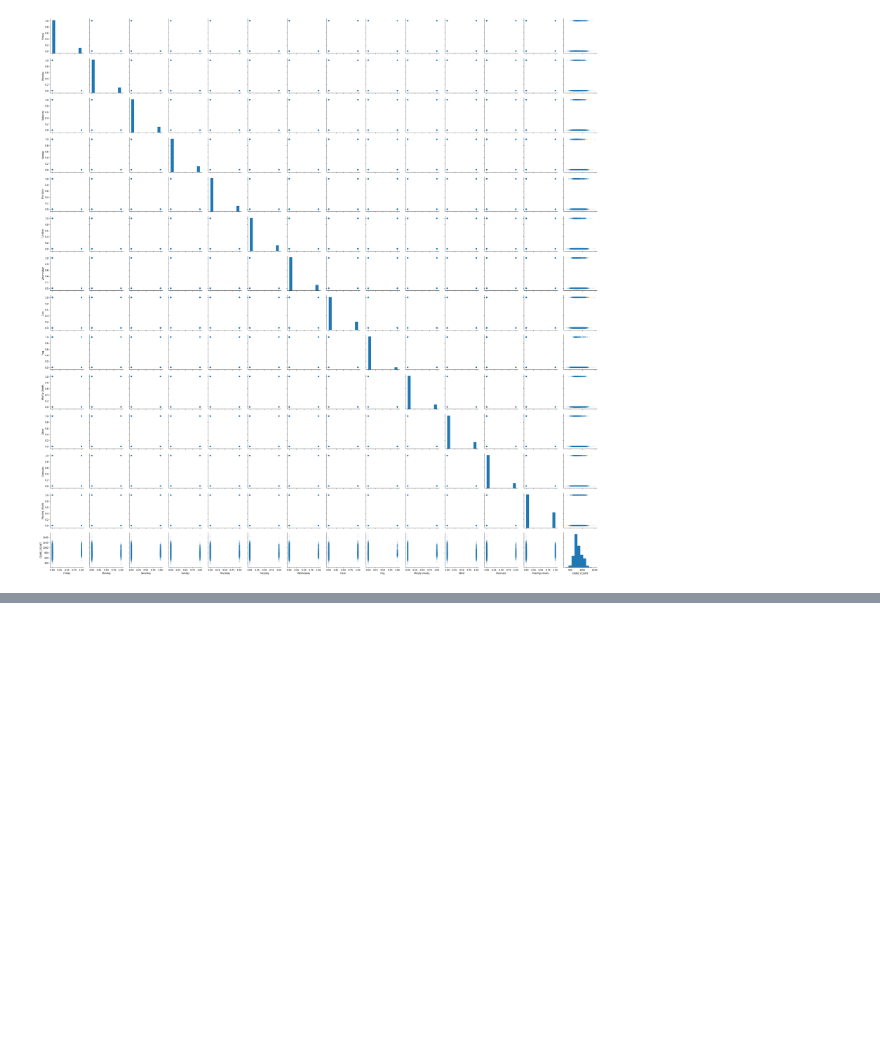
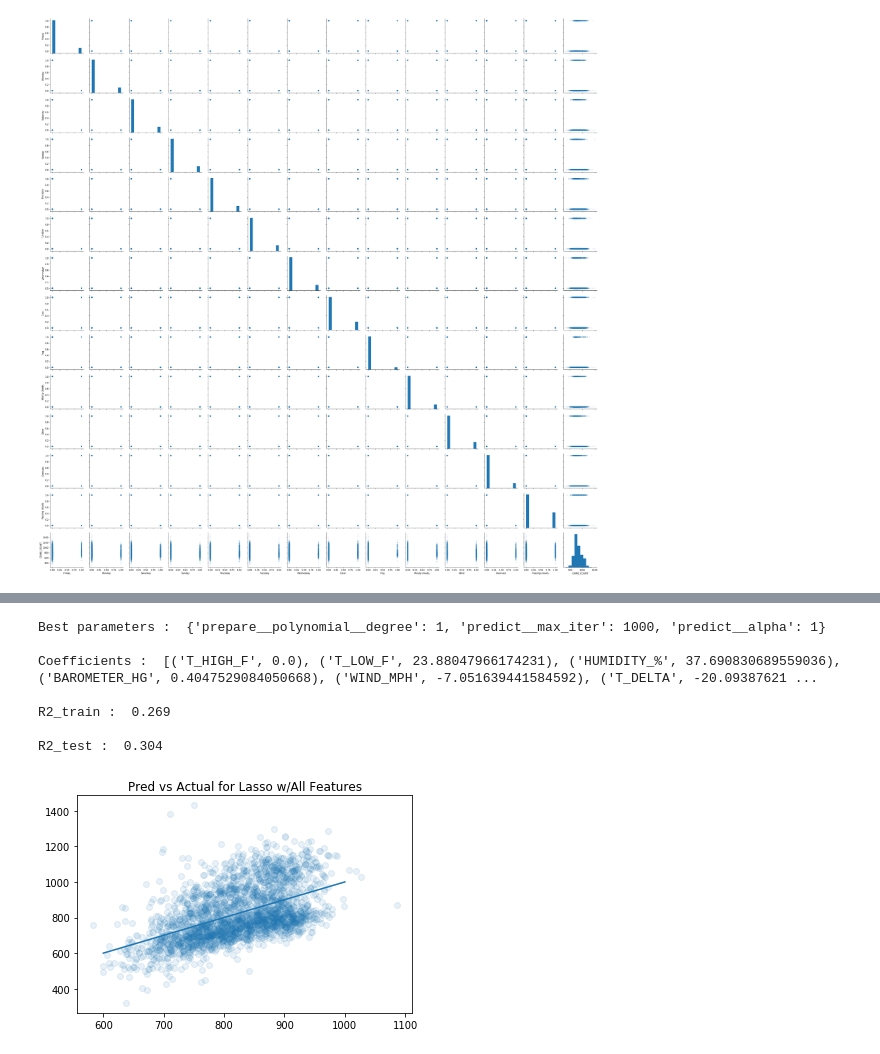
Before and after one commit to silvernine209/chicago_crime_rate_predictor, a Jupyter notebook: project_2_luther_lee_matthew.ipynb, the cells around one changed output, grey strips where cells are left out. Saved outputs shown, nothing was run; the diff lists cells and outputs as text; code cells hidden in the pictures; blank space fills up the shorter version.

```diff
--- a/project_2_luther_lee_matthew.ipynb
+++ b/project_2_luther_lee_matthew.ipynb
@@ -360,0 +368,13 @@ X_train, X_test, y_train, y_test = train_test_split(X, y, test_size=0.3,random_s
+# %%
+# Define cross-validation pipelines for lasso and ridge linear regression models
+prepare_pipeline = Pipeline([
+                            ('standard',StandardScaler()),
+                            ('polynomial',PolynomialFeatures())
+                            ])
+lasso_cv_pipeline = Pipeline([('prepare',prepare_pipeline),
+                        ('predict',Lasso())
+                        ])
+
+ridge_cv_pipeline = Pipeline([('prepare',prepare_pipeline),
+                        ('predict',Ridge())
+                        ])
@@ -360,0 +393,30 @@ X_train, X_test, y_train, y_test = train_test_split(X, y, test_size=0.3,random_s
+# %%
+
+hyperparameters = {'prepare__polynomial__degree':[1,2,3],
+                   'predict__alpha':[0.001,0.01,0.1,1,10,100,1000],
+                  'predict__max_iter':[1000],
+                  'predict__random_state':[209]}
+# %%
+#clf_lasso = GridSearchCV(lasso_cv_pipeline,hyperparameters,cv=5)
+clf_lasso = RandomizedSearchCV(lasso_cv_pipeline,hyperparameters,cv=5)
+clf_lasso.fit(X_cross_val,y_cross_val);
+# %%
+print('Best parameters : ',clf_lasso.best_params_)
+clf_lasso.refit
+print('\nCoefficients : ',list(zip(X_cross_val.columns,clf_lasso.best_estimator_.named_steps['predict'].coef_)))
+print('\nR2_train : ',round(r2_score(y_cross_val,clf_lasso.predict(X_cross_val)),3))
+print('\nR2_test : ',round(r2_score(y_test,clf_lasso.predict(X_test)),3))
+
+plt.scatter(clf_lasso.predict(X_cross_val), y_cross_val, alpha=.1)
+plt.plot(np.linspace(600,1000,400), np.linspace(600,1000,400))
+plt.title('Pred vs Actual for Lasso w/All Features')
+plt.show()
+# %% [output]
+Best parameters :  {'prepare__polynomial__degree': 1, 'predict__max_iter': 1000, 'predict__alpha': 1}
+
+Coefficients :  [('T_HIGH_F', 0.0), ('T_LOW_F', 23.88047966174231), ('HUMIDITY_%', 37.690830689559036), ('BAROMETER_HG', 0.4047529084050668), ('WIND_MPH', -7.051639441584592), ('T_DELTA', -20.09387621 ...
+
+R2_train :  0.269
+
+R2_test :  0.304
+[figure, added]
```
Also changed, not shown: parts of 17 cells of this notebook.
